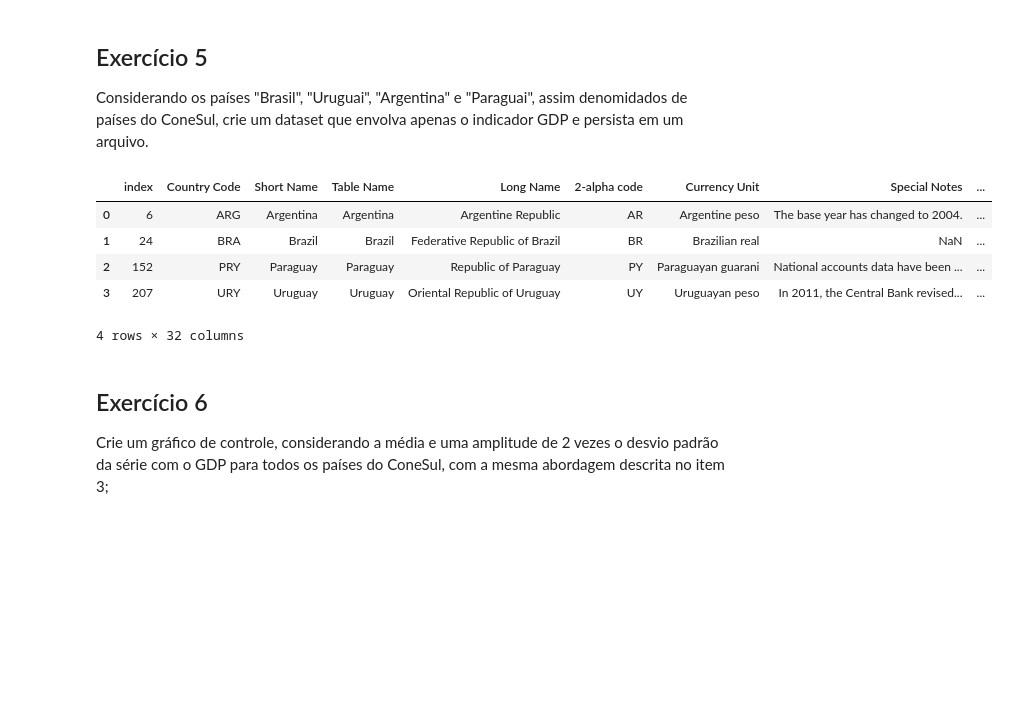
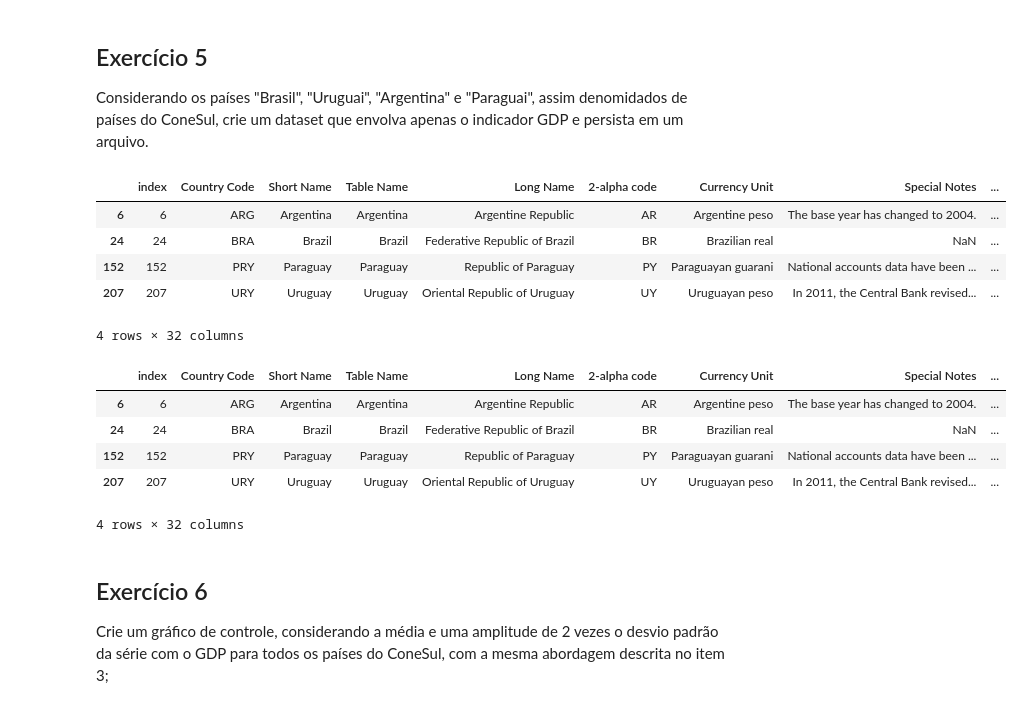
Before and after one commit to sganzerla/DPS852-Data-Science, a Jupyter notebook: T2/t2.ipynb, the cells around one changed output. Drawn from its saved outputs; the diff is of its cells as text; code cells hidden in the pictures; blank space fills up the shorter version.

```diff
--- a/T2/t2.ipynb
+++ b/T2/t2.ipynb
@@ -41,20 +138,24 @@ Depois de removido há as seguintes colunas.
 ## Atividade 2
 Selecione os países da América do Sul e crie um novo dataset, persistindo em arquivo
 # %%
-arquivo = 'dataset_bancomundial_paises.csv'
+df_paises = ler_arquivo_csv(
+    nome_arquivo='dataset_bancomundial_paises.csv', decimal=',')
 
-filtro_paises_sul_americanos = ['ARG', 'BRA', 'BOL',  'CHL', 'COL', 'ECU', 'GUY', 'PER', 'PRY', 'SUR', 'URY', 'VEN']
-
-# lendo o arquivo
-df_paises = pd.read_csv(caminho + arquivo, sep = ';', decimal = ',')
+filtro_paises_sul_americanos = ['ARG', 'BRA', 'BOL',  'CHL',
+                                'COL', 'ECU', 'GUY', 'PER', 'PRY', 'SUR', 'URY', 'VEN']
 
 # filtrar ocorrencias de varios termos em uma coluna
-df_paises_sul_americanos = df_paises.query("`Country Code` in @filtro_paises_sul_americanos")
+df_paises_sul_americanos = df_paises.query(
+    "`Country Code` in @filtro_paises_sul_americanos")
 
-df_paises_sul_americanos.reset_index(inplace=True)
+# apagar colunas do dataframe
+df_paises_sul_americanos = apagar_colunas(df_paises_sul_americanos, ['index'])
+
+df_paises_sul_americanos = df_paises_sul_americanos.reset_index(drop=True)
 
 # criando arquivo com dataframe
-df_paises_sul_americanos.to_csv('dataset_paises_sul_americanos_ex2.csv', sep = ';', decimal = ',')
+gravar_arquivo_csv(nome_arquivo='dataset_paises_sul_americanos_ex2.csv',
+                   dataframe=df_paises_sul_americanos)
 
-df_paises_sul_americanos.head(4)
+df_paises_sul_americanos
 # %% [output]
@@ -238,20 +282,29 @@ Considerando os países "Brasil", "Uruguai", "Argentina" e "Paraguai", assim den
 # %%
 filtro_paises_conesul = ['ARG', 'BRA', 'PRY', 'URY']
 
 # filtrar ocorrencias de varios termos em uma coluna
 df_paises_conesul = df_paises.query("`Country Code` in @filtro_paises_conesul")
 
+display(df_paises_conesul)
+
 # criando arquivo com dataframe
-df_paises_conesul.to_csv('dataset_paises_conesul_ex5.csv', sep = ';', decimal = ',')
-df_paises_conesul.reset_index(inplace=True, drop=True)
+gravar_arquivo_csv(dataframe=df_paises_conesul,
+                   nome_arquivo='dataset_paises_conesul_ex5.csv')
+
 df_paises_conesul.head(4)
 # %% [output]
 |  | index | Country Code | Short Name | Table Name | Long Name | 2-alpha code | Currency Unit | Special Notes | ... |
-| 0 | 6 | ARG | Argentina | Argentina | Argentine Republic | AR | Argentine peso | The base year has changed to 2004. | ... |
-| 1 | 24 | BRA | Brazil | Brazil | Federative Republic of Brazil | BR | Brazilian real | NaN | ... |
-| 2 | 152 | PRY | Paraguay | Paraguay | Republic of Paraguay | PY | Paraguayan guarani | National accounts data have been ... | ... |
-| 3 | 207 | URY | Uruguay | Uruguay | Oriental Republic of Uruguay | UY | Uruguayan peso | In 2011, the Central Bank revised... | ... |
+| 6 | 6 | ARG | Argentina | Argentina | Argentine Republic | AR | Argentine peso | The base year has changed to 2004. | ... |
+| 24 | 24 | BRA | Brazil | Brazil | Federative Republic of Brazil | BR | Brazilian real | NaN | ... |
+| 152 | 152 | PRY | Paraguay | Paraguay | Republic of Paraguay | PY | Paraguayan guarani | National accounts data have been ... | ... |
+| 207 | 207 | URY | Uruguay | Uruguay | Oriental Republic of Uruguay | UY | Uruguayan peso | In 2011, the Central Bank revised... | ... |
 4 rows × 32 columns
+|  | index | Country Code | Short Name | Table Name | Long Name | 2-alpha code | Currency Unit | Special Notes | ... |
+| 6 | 6 | ARG | Argentina | Argentina | Argentine Republic | AR | Argentine peso | The base year has changed to 2004. | ... |
+| 24 | 24 | BRA | Brazil | Brazil | Federative Republic of Brazil | BR | Brazilian real | NaN | ... |
+| 152 | 152 | PRY | Paraguay | Paraguay | Republic of Paraguay | PY | Paraguayan guarani | National accounts data have been ... | ... |
+| 207 | 207 | URY | Uruguay | Uruguay | Oriental Republic of Uruguay | UY | Uruguayan peso | In 2011, the Central Bank revised... | ... |
+4 rows × 32 columns
 # %% [markdown]
 ## Exercício 6
 
```
Also changed, not shown: parts of 13 cells of this notebook, 3 other files.
